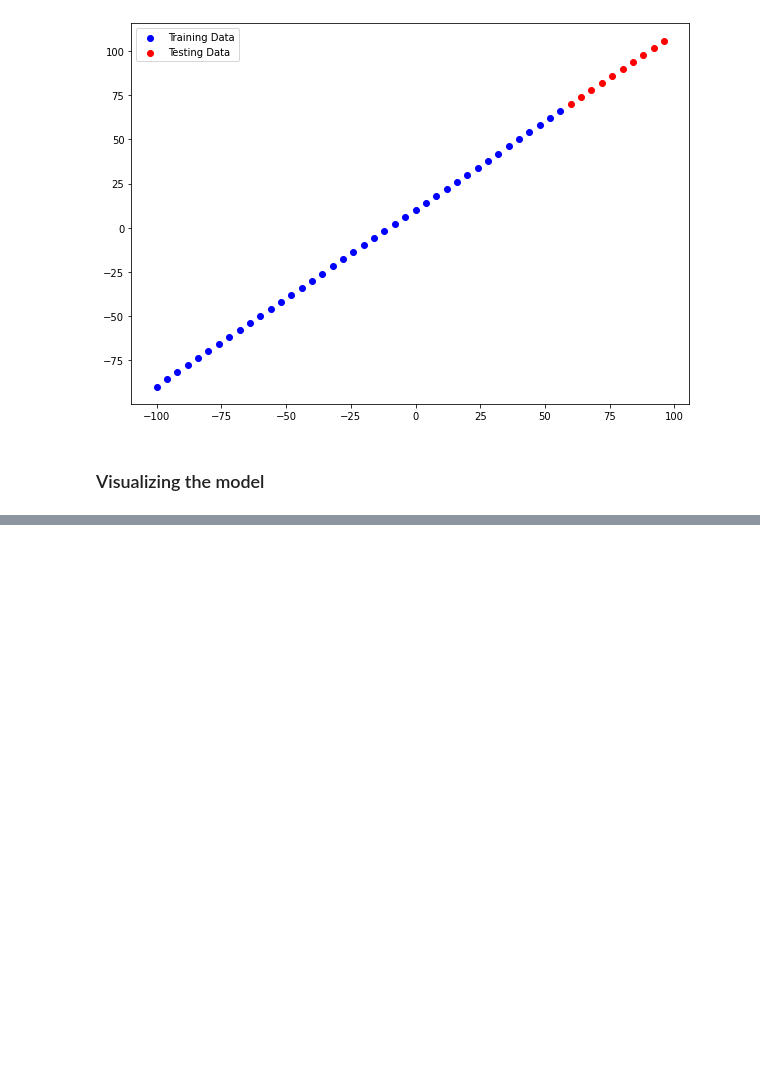
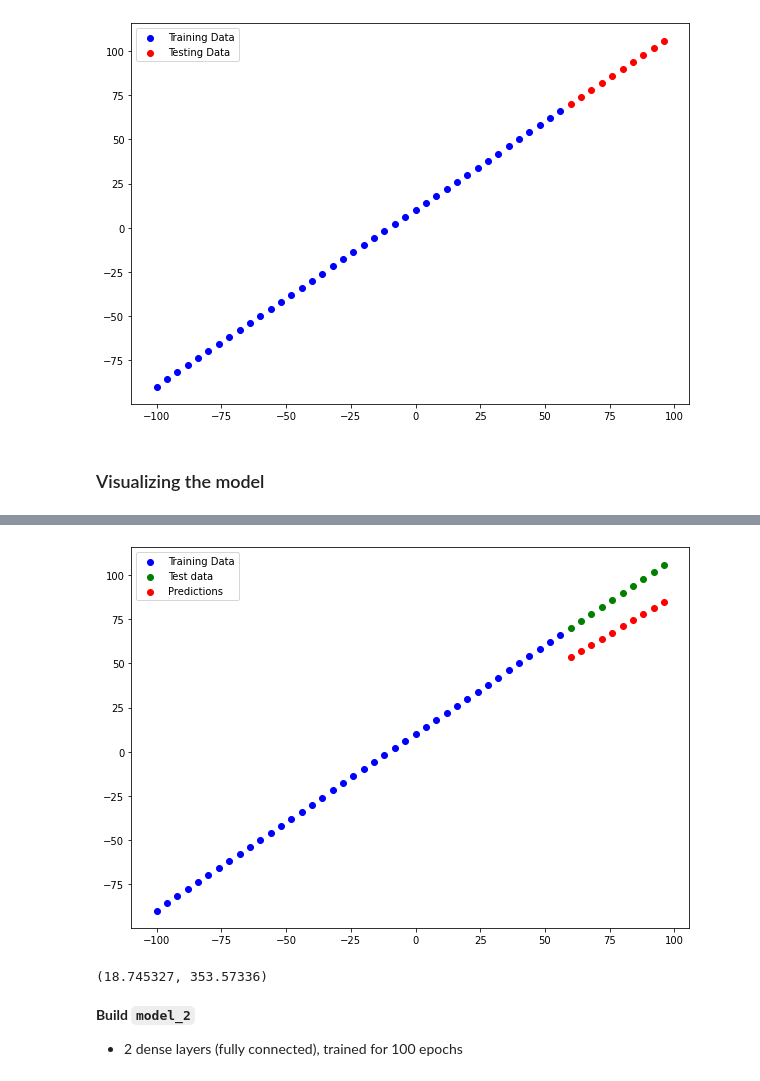
Before and after one commit to shaluc04/tensorflow-for-deeplearning, a Jupyter notebook: 01_neural_network_regression_with_tensorflow.ipynb, the cells around one changed output, grey strips where cells are left out. Cells and saved outputs as stored; diff of their text form; code cells hidden in the pictures; blank space fills up the shorter version.

Commit message:
Evaluation code update

```diff
--- a/01_neural_network_regression_with_tensorflow.ipynb
+++ b/01_neural_network_regression_with_tensorflow.ipynb
@@ -388,0 +558,16 @@ Epoch 100/100
+# %%
+# Set random seed
+tf.random.set_seed(42)
+
+# 1. Create the model
+model_1 = tf.keras.Sequential([
+          tf.keras.layers.Dense(1)
+])
+
+# 2. Compile the model
+model_1.compile(loss = tf.keras.losses.mae,
+                optimizer = tf.keras.optimizers.SGD(),
+                metrics = ["mae"])
+
+# 3. Fit the model
+model_1.fit(X_train, y_train, epochs=100)
@@ -388,0 +593,5 @@ Epoch 100/100
+# %%
+# Make and plot predictions for model_1
+y_preds_1 = model_1.predict(X_test)
+plot_predictions(predictions=y_preds_1)
+# %% [output]
@@ -388,0 +599,12 @@ Epoch 100/100
+[figure, added]
+# %%
+# Calculate model_1 evaluation metrics
+mae_1 = mae(y_test, y_preds_1)
+mse_1 = mse(y_test, y_preds_1)
+mae_1, mse_1
+# %% [output]
+(18.745327, 353.57336)
+# %% [markdown]
+**Build `model_2`**
+
+* 2 dense layers (fully connected), trained for 100 epochs
```
Also changed, not shown: parts of 62 cells of this notebook.
